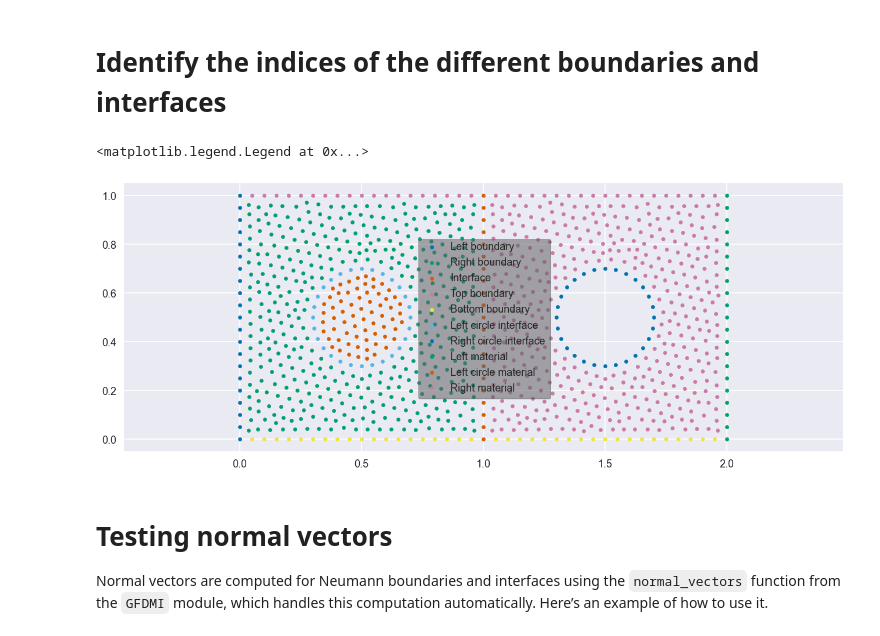
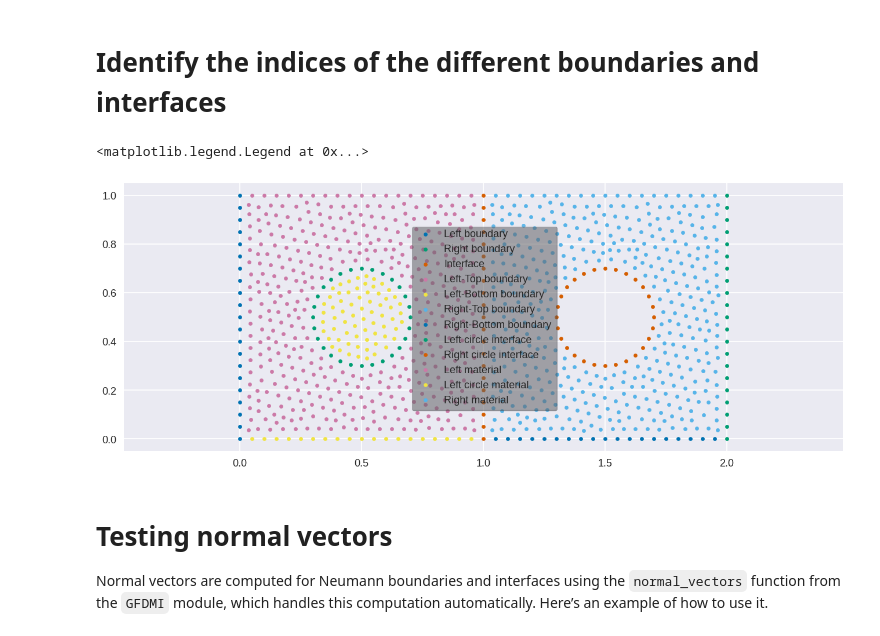
Before and after one commit to RicardoRG73/GFDM-Interfaces, a Jupyter notebook: Examples/ex06.ipynb, the cells around one changed output. Cells and saved outputs as stored; diff of their text form; code cells hidden in the pictures.

```diff
--- a/Examples/ex06.ipynb
+++ b/Examples/ex06.ipynb
@@ -58,22 +60,24 @@ g.point([1.5,0.3])
 # lines
 left_marker = 10
 right_marker = 11
-top_marker = 12
-bottom_marker = 13
-interface_marker = 14
-left_circ_mark = 15
-right_circ_mark = 16
+left_top_marker = 12
+right_top_marker = 13
+left_bottom_marker = 15
+right_bottom_marker = 16
+interface_marker = 17
+left_circ_mark = 18
+right_circ_mark = 19
 
 #   left-half
-g.spline([0,4], marker=bottom_marker)
+g.spline([0,4], marker=left_bottom_marker)
 g.spline([4,5], marker=interface_marker)
-g.spline([5,3], marker=top_marker)
+g.spline([5,3], marker=left_top_marker)
 g.spline([3,0], marker=left_marker)
 
 #   right-half
-g.spline([4,1], marker=bottom_marker)
+g.spline([4,1], marker=right_bottom_marker)
 g.spline([1,2], marker=right_marker)
-g.spline([2,5], marker=top_marker)
+g.spline([2,5], marker=right_top_marker)
 
 #   left-circle
 g.circle([7,6,8], marker=left_circ_mark)
@@ -143,11 +147,17 @@ right_nodes = np.asarray(bdofs[right_marker]) - 1
 
 interface_nodes = np.asarray(bdofs[interface_marker]) - 1
 
-top_nodes = np.asarray(bdofs[top_marker]) - 1
-top_nodes = np.setdiff1d(top_nodes, [2,5,3])
+left_top_nodes = np.asarray(bdofs[left_top_marker]) - 1
+left_top_nodes = np.setdiff1d(left_top_nodes, [5,3])
 
-bottom_nodes = np.asarray(bdofs[bottom_marker]) - 1
-bottom_nodes = np.setdiff1d(bottom_nodes, [0,4,1])
+left_bottom_nodes = np.asarray(bdofs[left_bottom_marker]) - 1
+left_bottom_nodes = np.setdiff1d(left_bottom_nodes, [0,4])
+
+right_bottom_nodes = np.asarray(bdofs[right_bottom_marker]) - 1
+right_bottom_nodes = np.setdiff1d(right_bottom_nodes, [4,1])
+
+right_top_nodes = np.asarray(bdofs[right_top_marker]) - 1
+right_top_nodes = np.setdiff1d(right_top_nodes, [2,5])
 
 left_circ_nodes = np.asarray(bdofs[left_circ_mark]) - 1
 
@@ -157,8 +167,10 @@ boundary_nodes = np.hstack((
     left_nodes,
     right_nodes,
     interface_nodes,
-    top_nodes,
-    bottom_nodes,
+    left_top_nodes,
+    left_bottom_nodes,
+    right_top_nodes,
+    right_bottom_nodes,
     left_circ_nodes,
     right_circ_nodes
 ))
@@ -180,38 +192,42 @@ right_half_nodes = np.setdiff1d(right_half_nodes, boundary_nodes)
 
 # plotting
 plt.figure(figsize=(16,6))
 boundaries_to_plot = (
     left_nodes,
     right_nodes,
     interface_nodes,
-    top_nodes,
-    bottom_nodes,
+    left_top_nodes,
+    left_bottom_nodes,
+    right_top_nodes,
+    right_bottom_nodes,
     left_circ_nodes,
     right_circ_nodes,
     left_half_nodes,
     left_circ_mat_nodes,
     right_half_nodes
 )
 labels_to_plot = (
     "Left boundary",
     "Right boundary",
     "Interface",
-    "Top boundary",
-    "Bottom boundary",
+    "Left-Top boundary",
+    "Left-Bottom boundary",
+    "Right-Top boundary",
+    "Right-Bottom boundary",
     "Left circle interface",
     "Right circle interface",
     "Left material",
     "Left circle material",
     "Right material"
 )
 for b,label in zip(boundaries_to_plot, labels_to_plot):
     plt.scatter(coords[b,0], coords[b,1], label=label, s=20)
 
 plt.axis("equal")
 plt.legend(loc="center")
 # %% [output]
 <matplotlib.legend.Legend at 0x...>
-[figure, old version]
+[figure, new version]
 # %% [markdown]
 # Testing normal vectors
 
```
Also changed, not shown: parts of 8 cells of this notebook.
